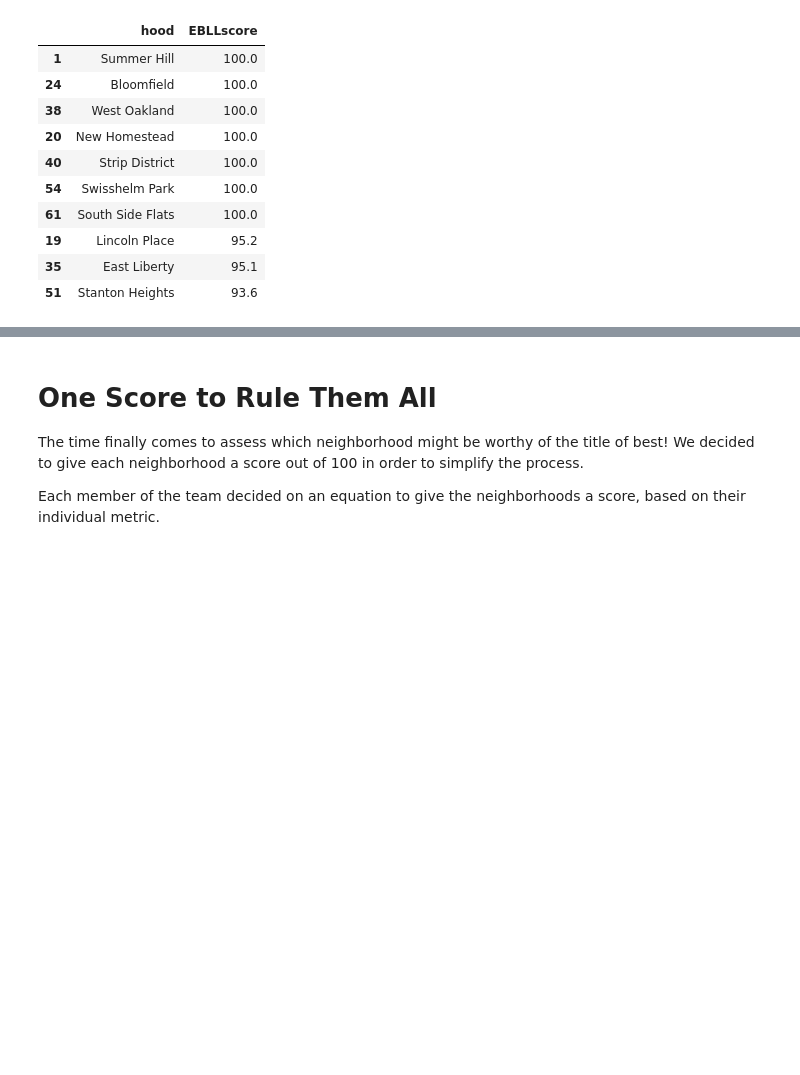
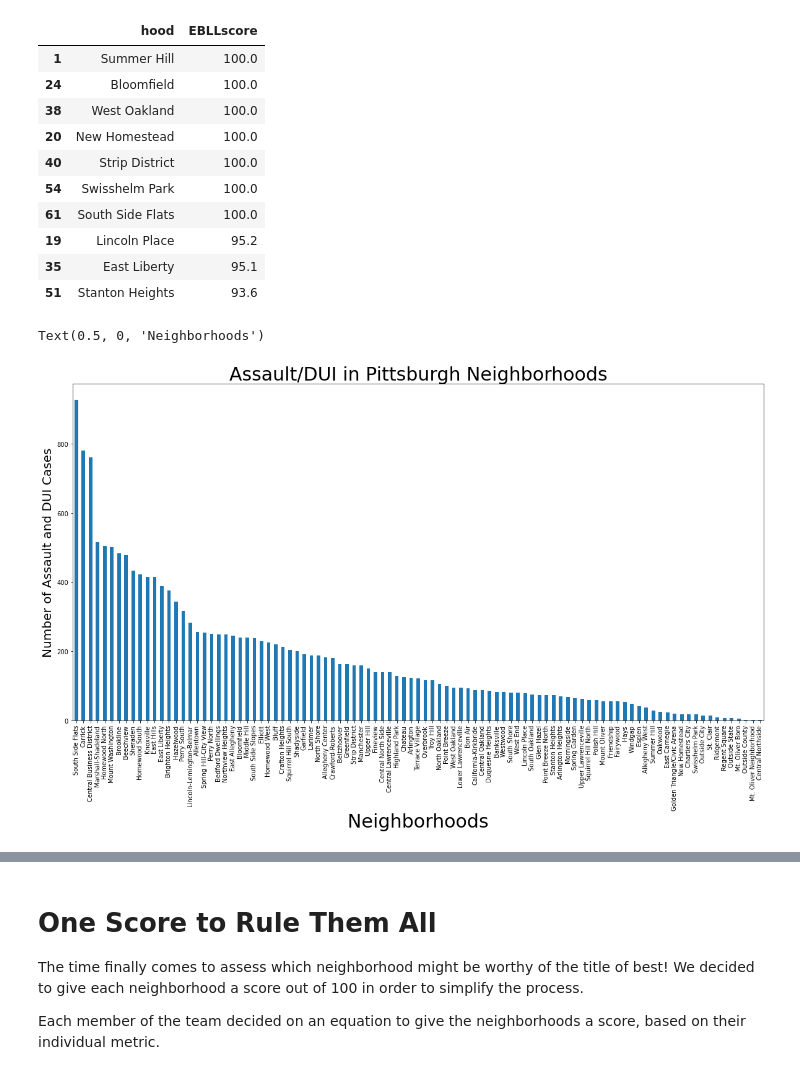
Before and after one commit to neffers/pittsburgh-neighborhood-analysis, a Jupyter notebook: combined-analysis.ipynb, the cells around one changed output, grey strips where cells are left out. Saved outputs shown, nothing was run; the diff lists cells and outputs as text; code cells hidden in the pictures; blank space fills up the shorter version.

```diff
--- a/combined-analysis.ipynb
+++ b/combined-analysis.ipynb
@@ -126,10 +126,12 @@ eduscored = pd.DataFrame(data=d)
 # %%
 police_arrest = pd.read_csv("police_arrest.csv")
 filter1 = police_arrest["OFFENSES"].str.contains("dui", case = False, na = False)
 filter2 = police_arrest["OFFENSES"].str.contains("assault", case = False, na = False)
 p = police_arrest[filter1 | filter2]
-percent = (p["INCIDENTNEIGHBORHOOD"].value_counts()/police_arrest["INCIDENTNEIGHBORHOOD"].value_counts()) * 100
-percent.fillna(0, inplace = True)
-score = 100 - percent
-lawscored = score.sort_values()
-ls = lawscored.to_frame().reset_index()
+p["INCIDENTNEIGHBORHOOD"].value_counts().plot(kind="bar", figsize = (20,10))
+plt.title("Assault/DUI in Pittsburgh Neighborhoods", fontsize = 30)
+plt.ylabel('Number of Assault and DUI Cases', fontsize = 20)
+plt.xlabel('Neighborhoods', fontsize = 30)
+# %% [output]
+Text(0.5, 0, 'Neighborhoods')
+[figure, added]
```
Also changed, not shown: parts of 7 cells of this notebook.
